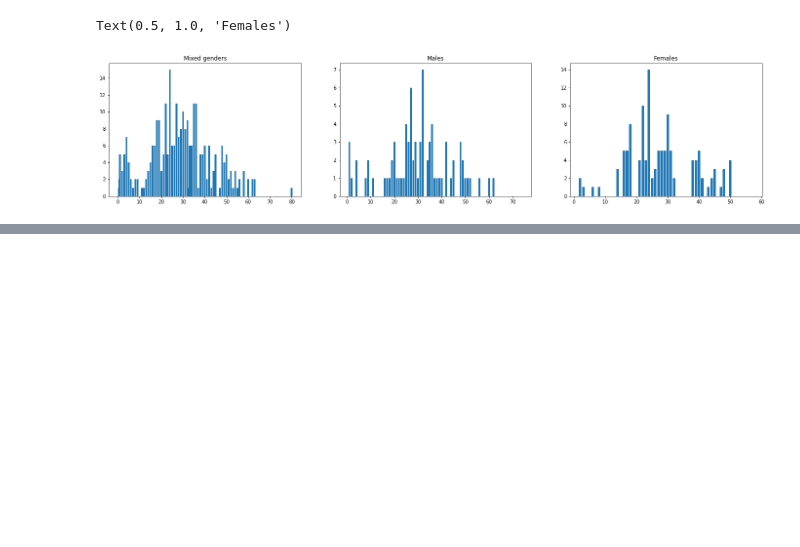
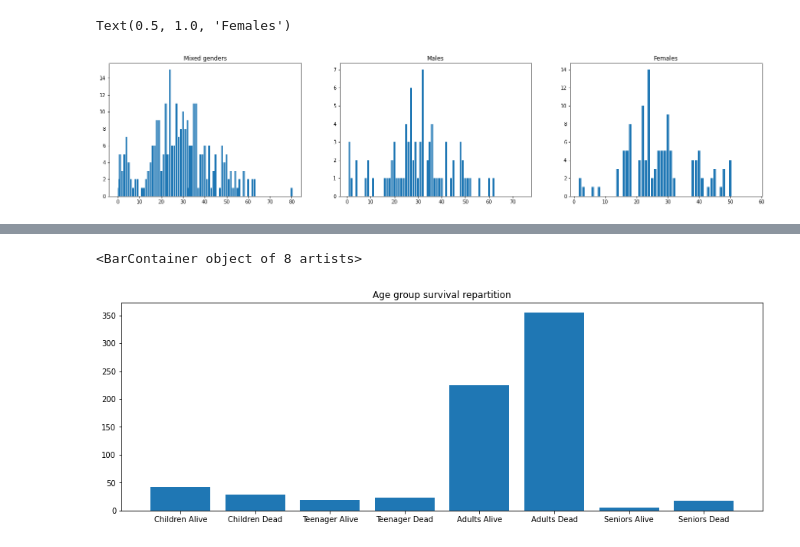
Before and after one commit to GeoffreyKarnbach/Titanic-Survival-Analysis, a Jupyter notebook: analyse.ipynb, the cells around one changed output, grey strips where cells are left out. Cells and saved outputs as stored; diff of their text form; code cells hidden in the pictures; blank space fills up the shorter version.

```diff
--- a/analyse.ipynb
+++ b/analyse.ipynb
@@ -281,0 +347,10 @@ Text(0.5, 1.0, 'Females')
+# %%
+categories = ["Children Alive","Children Dead","Teenager Alive","Teenager Dead","Adults Alive","Adults Dead","Seniors Alive","Seniors Dead"]
+values = [childrenAlive.shape[0],childrenDead.shape[0],teenagersAlive.shape[0],teenagersDead.shape[0],adultsAlive.shape[0],adultsDead.shape[0],seniorsAlive.shape[0],seniorsDead.shape[0]]
+
+plt.figure(figsize=(15, 5))
+plt.title("Age group survival repartition")
+plt.bar(categories, values)
+# %% [output]
+<BarContainer object of 8 artists>
+[figure, added]
```
Also changed, not shown: parts of 15 cells of this notebook.
